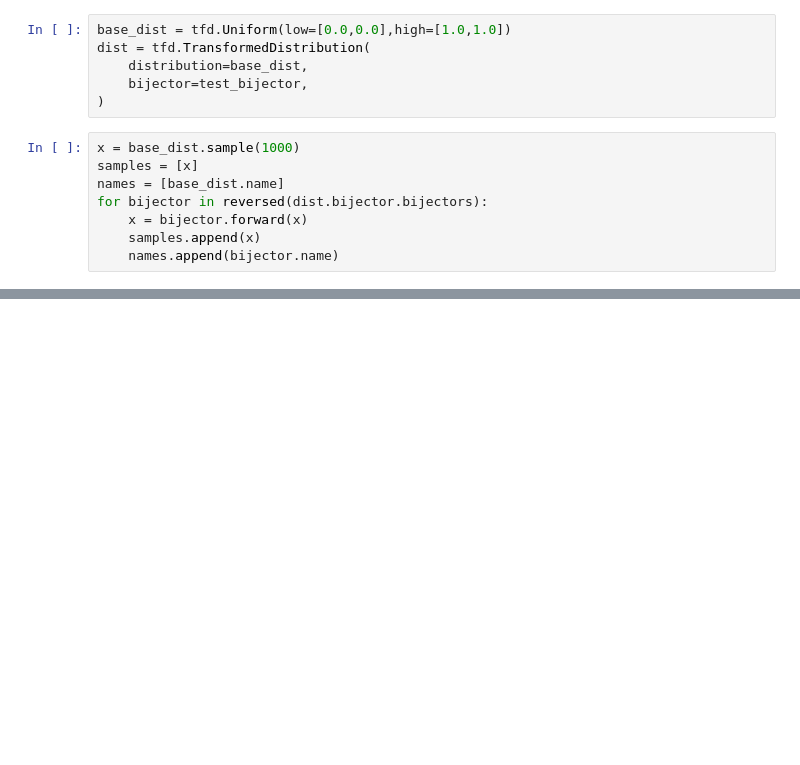
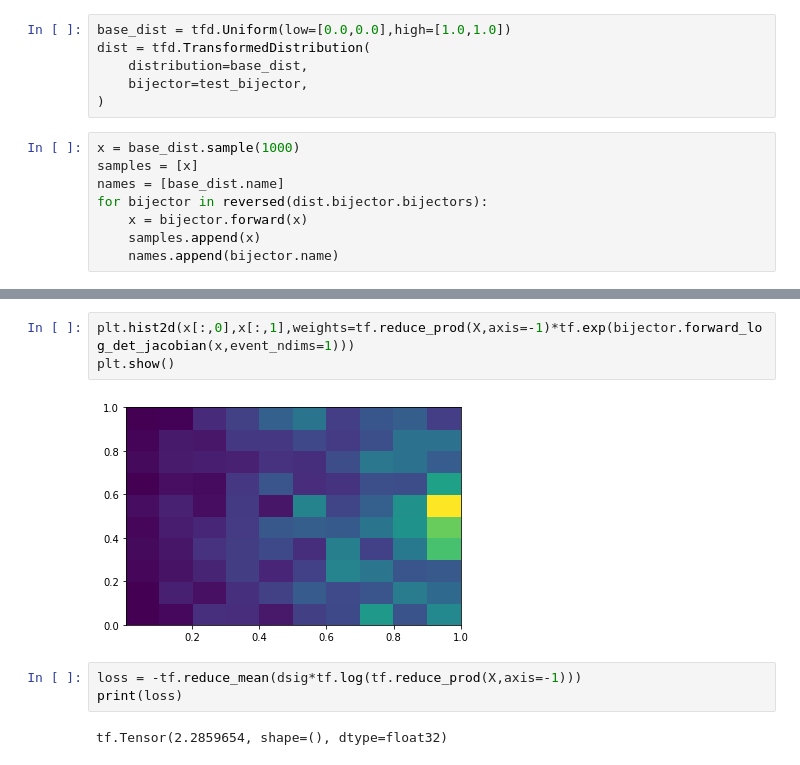
Before and after one commit to matteoettam09/i-flow, a Jupyter notebook: bijector.ipynb, the cells around one changed output, grey strips where cells are left out. Cells and saved outputs as stored; diff of their text form; blank space fills up the shorter version.

```diff
--- a/bijector.ipynb
+++ b/bijector.ipynb
@@ -507,0 +539,10 @@ for i in range(len(samples)):
+# %%
+plt.hist2d(x[:,0],x[:,1],weights=tf.reduce_prod(X,axis=-1)*tf.exp(bijector.forward_log_det_jacobian(x,event_ndims=1)))
+plt.show()
+# %% [output]
+[figure, added]
+# %%
+loss = -tf.reduce_mean(dsig*tf.log(tf.reduce_prod(X,axis=-1)))
+print(loss)
+# %% [output]
+tf.Tensor(2.2859654, shape=(), dtype=float32)
```
Also changed, not shown: parts of 35 cells of this notebook, 1 other file.
